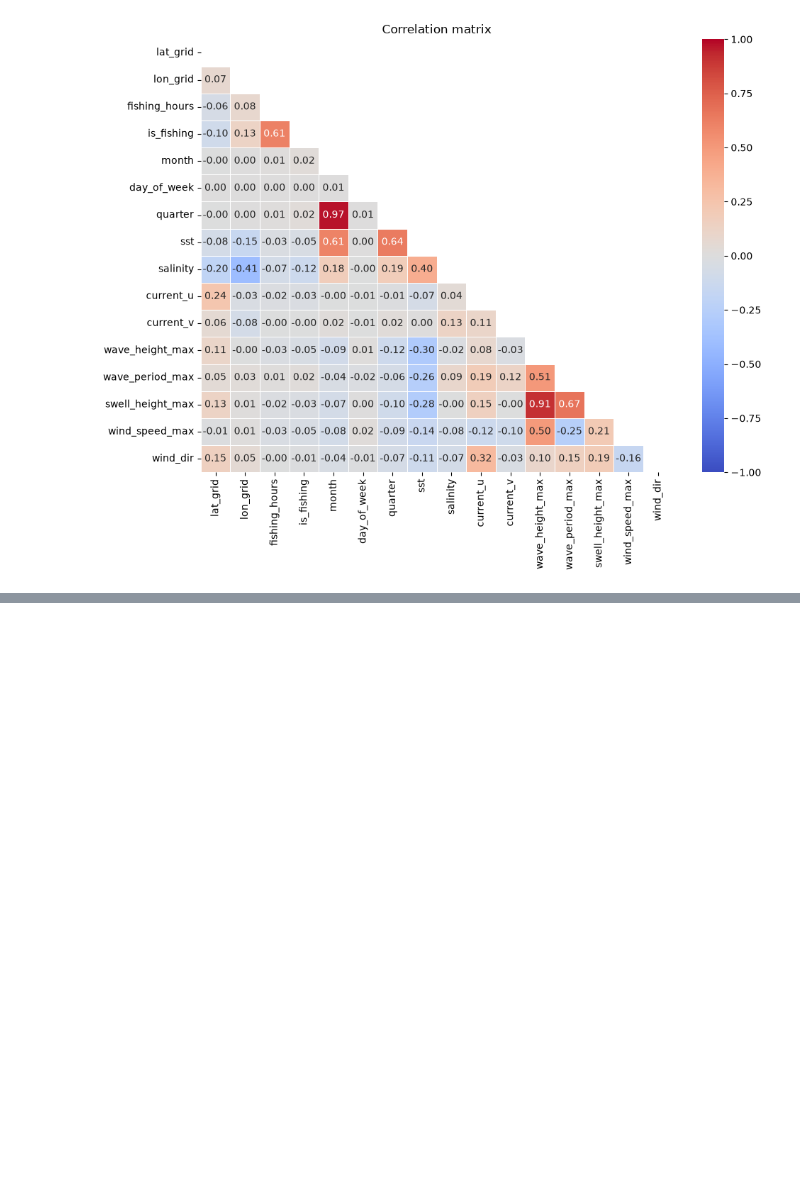
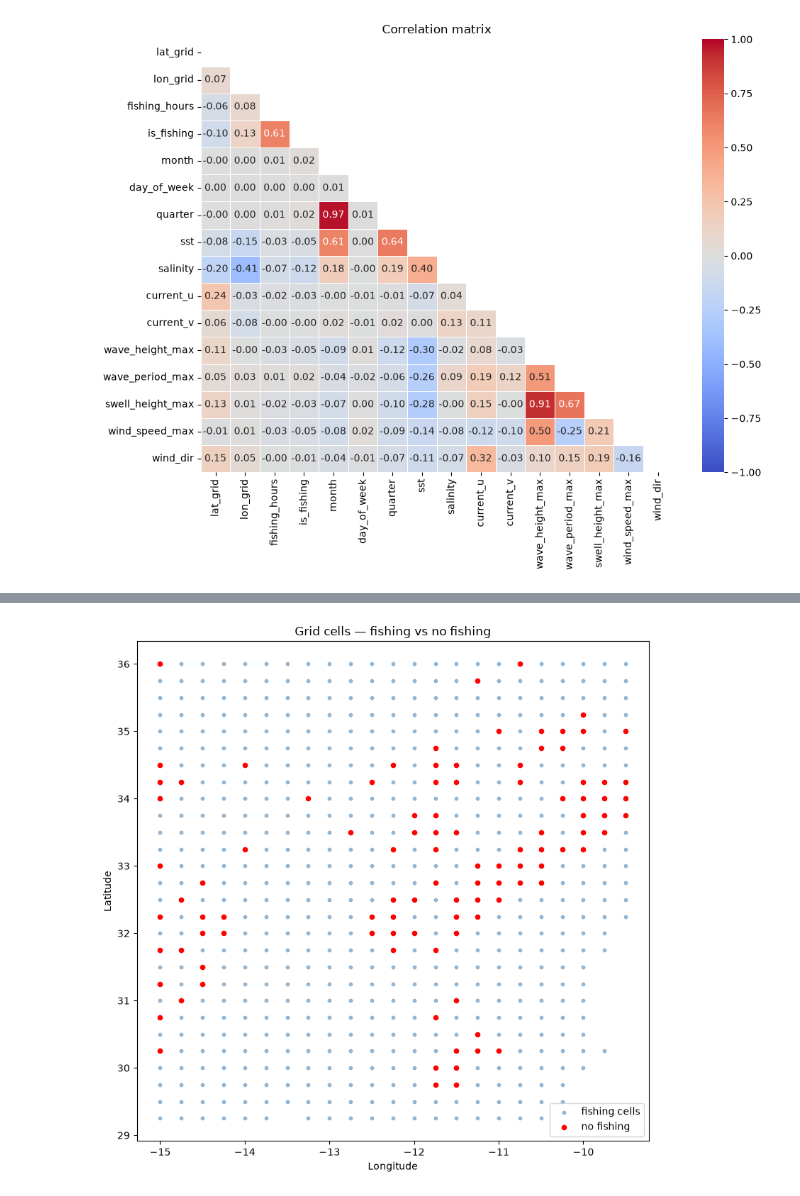
Before and after one commit to 3alae-22/ML-PROJECT, a Jupyter notebook: notebooks/02_eda.ipynb, the cells around one changed output, grey strips where cells are left out. Saved outputs shown, nothing was run; the diff lists cells and outputs as text; code cells hidden in the pictures; blank space fills up the shorter version.

```diff
--- a/notebooks/02_eda.ipynb
+++ b/notebooks/02_eda.ipynb
@@ -33,0 +87,7 @@ plt.show()
+# %%
+# cells with zero fishing events → likely offshore or coastal boundary
+no_fishing_cells = df.groupby(["lat_grid", "lon_grid"]).filter(
+    lambda x: x["is_fishing"].sum() == 0
+)[["lat_grid", "lon_grid"]].drop_duplicates()
+
+print(no_fishing_cells.sort_values(["lat_grid", "lon_grid"]))
@@ -33,0 +110,22 @@ plt.show()
+# %%
+import matplotlib.pyplot as plt
+
+fig, ax = plt.subplots(figsize=(8, 8))
+
+# all cells
+all_cells = df[["lat_grid", "lon_grid"]].drop_duplicates()
+ax.scatter(all_cells["lon_grid"], all_cells["lat_grid"],
+           color="steelblue", s=10, label="fishing cells", alpha=0.5)
+
+# no-fishing cells
+ax.scatter(no_fishing_cells["lon_grid"], no_fishing_cells["lat_grid"],
+           color="red", s=20, label="no fishing", zorder=5)
+
+ax.set_xlabel("Longitude")
+ax.set_ylabel("Latitude")
+ax.set_title("Grid cells — fishing vs no fishing")
+ax.legend()
+plt.tight_layout()
+plt.show()
+# %% [output]
+[figure, added]
```
Also changed, not shown: parts of 14 cells of this notebook, 3 other files.
